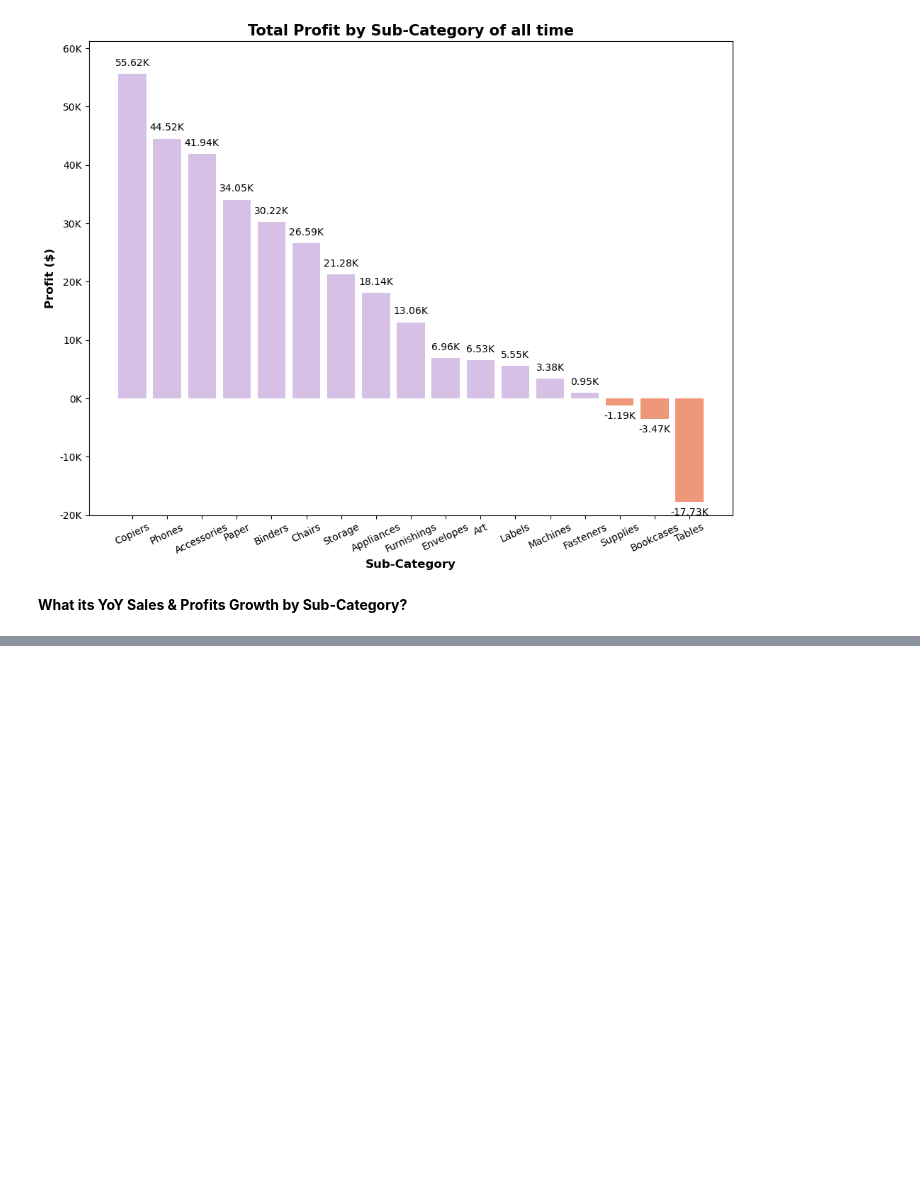
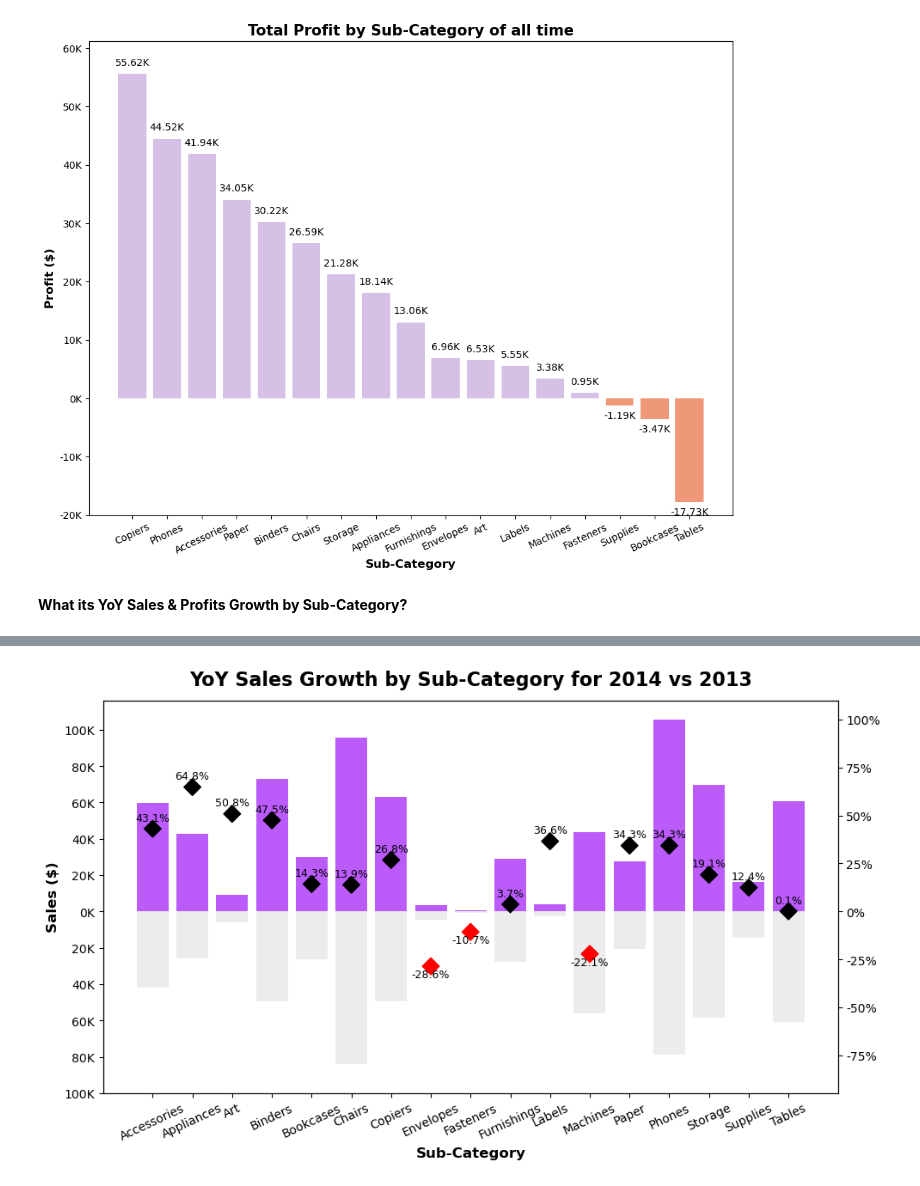
Before and after one commit to annugit1655/Global-Superstore-Project, a Jupyter notebook: notebooks/order-return-US-sales-analysis.ipynb, the cells around one changed output, grey strips where cells are left out. Cells and saved outputs as stored; diff of their text form; code cells hidden in the pictures; blank space fills up the shorter version.

```diff
--- a/notebooks/order-return-US-sales-analysis.ipynb
+++ b/notebooks/order-return-US-sales-analysis.ipynb
@@ -2400 +2400,63 @@ display(sub_yoy_df.head())
 | 4 | 2013 | Art | 5909.65 | 1408.75 | NaN | NaN |
+# %%
+# visualization of sales and its YoY growth
+
+# Filter for 2013 and 2014
+yoy_sub = sub_yoy_df[sub_yoy_df['year'].isin([2013, 2014])].copy()
+
+# Scale factor
+scale_sub = yoy_sub['sales'].max()
+
+# Adjust sales: negative for 2013
+yoy_sub['sales_adj'] = np.where(yoy_sub['year']==2013, -yoy_sub['sales'], yoy_sub['sales'])
+
+fig, ax = plt.subplots(figsize=(10, 6))
+
+# Bar plot
+ax.bar(
+    yoy_sub['sub-category'], yoy_sub['sales_adj'],
+    color=yoy_sub['year'].map({2013:'#ececec', 2014:'#b855faf6'})
+)
+
+# Points for 2014
+sub_year = yoy_sub[yoy_sub['year']==2014]
+ax.scatter(
+    sub_year['sub-category'], sub_year['yoy_sales_growth']*scale_sub,
+    color=np.where(sub_year['yoy_sales_growth']<0, 'red', 'k'),
+    s=100, marker='D', zorder=2
+)
+
+# Text labels (fix: use sub-category for x)
+for i, row in sub_year.iterrows():
+    if row['yoy_sales_growth'] * scale_sub >= 0:
+        ypos = row['yoy_sales_growth'] * scale_sub + 3000
+    else:
+        ypos = row['yoy_sales_growth'] * scale_sub -1500
+    ax.text(
+        row['sub-category'], ypos ,
+        f"{row['yoy_sales_growth']:.1%}", ha='center',
+        va='bottom' if row['yoy_sales_growth']>=0 else 'top',
+        fontsize=9, color='k'
+    )
+
+# Y-axis customization
+ax.set_ylim(-100000, scale_sub*1.1)
+ax.set_yticks(np.arange(-100000, scale_sub*1.1, 20000))
+ax.set_yticklabels([f"{abs(val)/1000:.0f}K" for val in ax.get_yticks()])
+
+# Secondary-axis
+ax2 = ax.twinx()
+ax2.set_ylim(ax.get_ylim()[0]/scale_sub, ax.get_ylim()[1]/scale_sub)
+ax2.set_yticklabels([f"{val:.0%}" for val in ax2.get_yticks()])
+
+# Labels and title
+ax.tick_params(axis='x', rotation=25)
+ax.set_ylabel("Sales ($)", fontsize=12, fontweight='bold')
+ax.set_xlabel("Sub-Category", fontsize=12, fontweight='bold')
+ax.set_title("YoY Sales Growth by Sub-Category for 2014 vs 2013",
+             fontsize=16, fontweight='bold', y=1.02)
+
+plt.tight_layout()
+plt.show()
+# %% [output]
+[figure, added]
```
Also changed, not shown: parts of 5 cells of this notebook.
